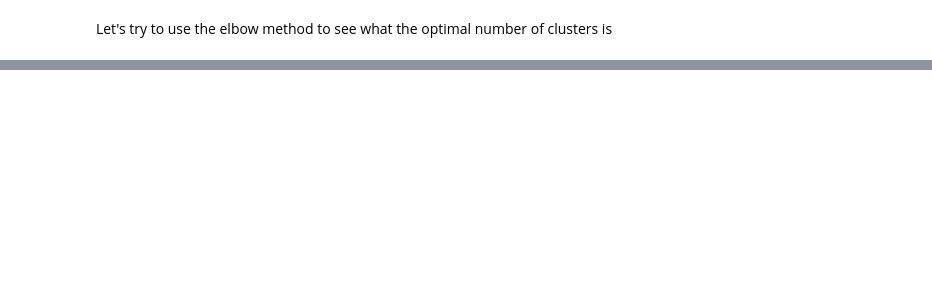
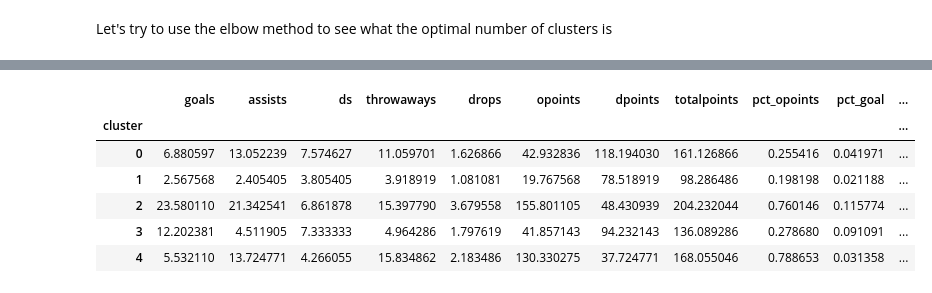
Before and after one commit to karinehsu/cs109-final-project, a Jupyter notebook: player-cluster.ipynb, the cells around one changed output, grey strips where cells are left out. Cells and saved outputs as stored; diff of their text form; code cells hidden in the pictures; blank space fills up the shorter version.

```diff
--- a/player-cluster.ipynb
+++ b/player-cluster.ipynb
@@ -274,0 +235,9 @@ silhouette_score(cluster_cols.values, model.predict(cluster_cols.values))
+# %%
+combined = pd.read_csv("combined.csv")
+combined = clean_df(combined)
+combined = combined.drop("Unnamed: 0", axis=1)
+# %%
+all_players = player_summaries(combined)
+all_players["goal_percentile"] = [percentileofscore(all_players["pct_goal"], x) / 100.0 for x in all_players["pct_goal"]]
+all_players["assist_percentile"] = [percentileofscore(all_players["pct_assist"], x) / 100.0 for x in all_players["pct_assist"]]
+cluster_cols = all_players[["pct_opoints", "goal_percentile", "assist_percentile"]]
@@ -274,0 +267,4 @@ silhouette_score(cluster_cols.values, model.predict(cluster_cols.values))
+# %%
+model = KMeans(n_clusters=4).fit(cluster_cols.values)
+all_players["cluster"] = model.labels_
+all_players.groupby("cluster").count().iloc[0:, 0]
@@ -274,0 +289,4 @@ silhouette_score(cluster_cols.values, model.predict(cluster_cols.values))
+# %%
+model = KMeans(n_clusters=5).fit(cluster_cols.values)
+all_players["cluster"] = model.labels_
+all_players.groupby("cluster").count().iloc[0:, 0]
@@ -274,0 +301,10 @@ silhouette_score(cluster_cols.values, model.predict(cluster_cols.values))
+# %%
+all_players.groupby("cluster").mean()
+# %% [output]
+|  | goals | assists | ds | throwaways | drops | opoints | dpoints | totalpoints | pct_opoints | pct_goal | ... |
+| cluster |  |  |  |  |  |  |  |  |  |  | ... |
+| 0 | 6.880597 | 13.052239 | 7.574627 | 11.059701 | 1.626866 | 42.932836 | 118.194030 | 161.126866 | 0.255416 | 0.041971 | ... |
+| 1 | 2.567568 | 2.405405 | 3.805405 | 3.918919 | 1.081081 | 19.767568 | 78.518919 | 98.286486 | 0.198198 | 0.021188 | ... |
+| 2 | 23.580110 | 21.342541 | 6.861878 | 15.397790 | 3.679558 | 155.801105 | 48.430939 | 204.232044 | 0.760146 | 0.115774 | ... |
+| 3 | 12.202381 | 4.511905 | 7.333333 | 4.964286 | 1.797619 | 41.857143 | 94.232143 | 136.089286 | 0.278680 | 0.091091 | ... |
+| 4 | 5.532110 | 13.724771 | 4.266055 | 15.834862 | 2.183486 | 130.330275 | 37.724771 | 168.055046 | 0.788653 | 0.031358 | ... |
```
Also changed, not shown: parts of 25 cells of this notebook.
